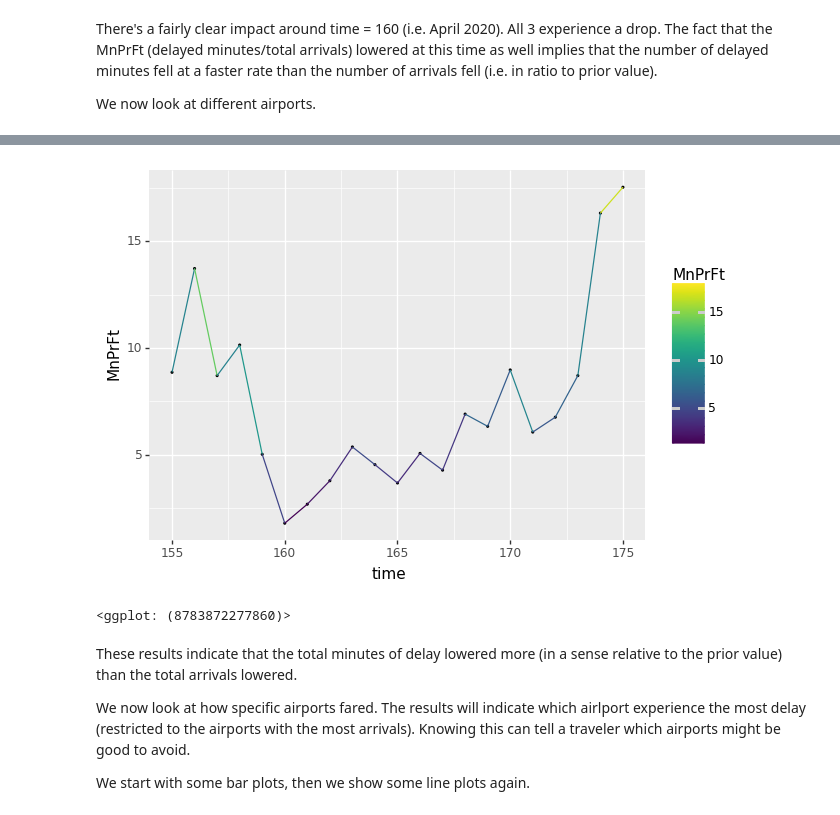
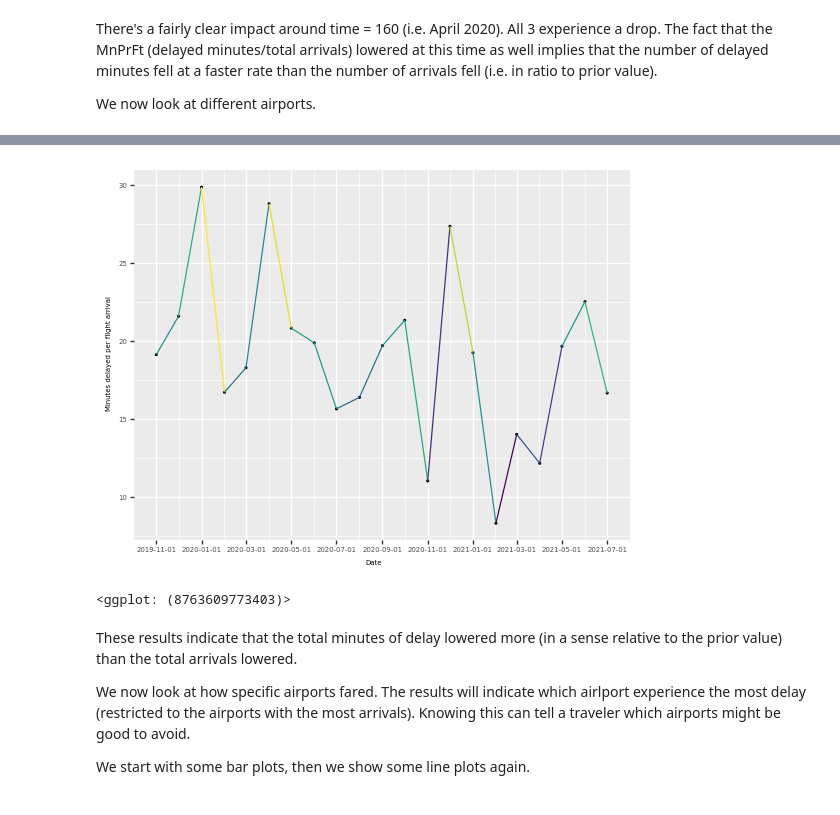
Before and after one commit to acsuf/US_Flight_Delays, a Jupyter notebook: python-project.ipynb, the cells around one changed output, grey strips where cells are left out. Saved outputs shown, nothing was run; the diff lists cells and outputs as text; code cells hidden in the pictures.

```diff
--- a/python-project.ipynb
+++ b/python-project.ipynb
@@ -51,7 +131,8 @@ plotTLineaf(155,175,df)
-# %%
-## Finally, we look at the plot of minutes delayed over flight arrivals
-plotTLinempf(155,175,df)
-# %% [output]
-[figure, removed]
-<ggplot: (8783872277860)>
+# %%
+## Finally, we look at the plot of minutes delayed over flight arrivals
+plotTLinempf(dfCov)+ggtitle('Minutes delayed per arrival over time')
+#ggplot(dfCov, aes(x='datetime', y='MnPrFt'))+geom_point(size = 0.25) +geom_line(aes(color='MnPrFt'), show_legend=False)+theme(text = element_text(size = 5))+labs(x='Date', y='Minutes delayed per flight arrival')
+# %% [output]
+[figure, added]
+<ggplot: (8763609773403)>
 # %% [markdown]
```
Also changed, not shown: parts of 17 cells of this notebook, 1 other file.
